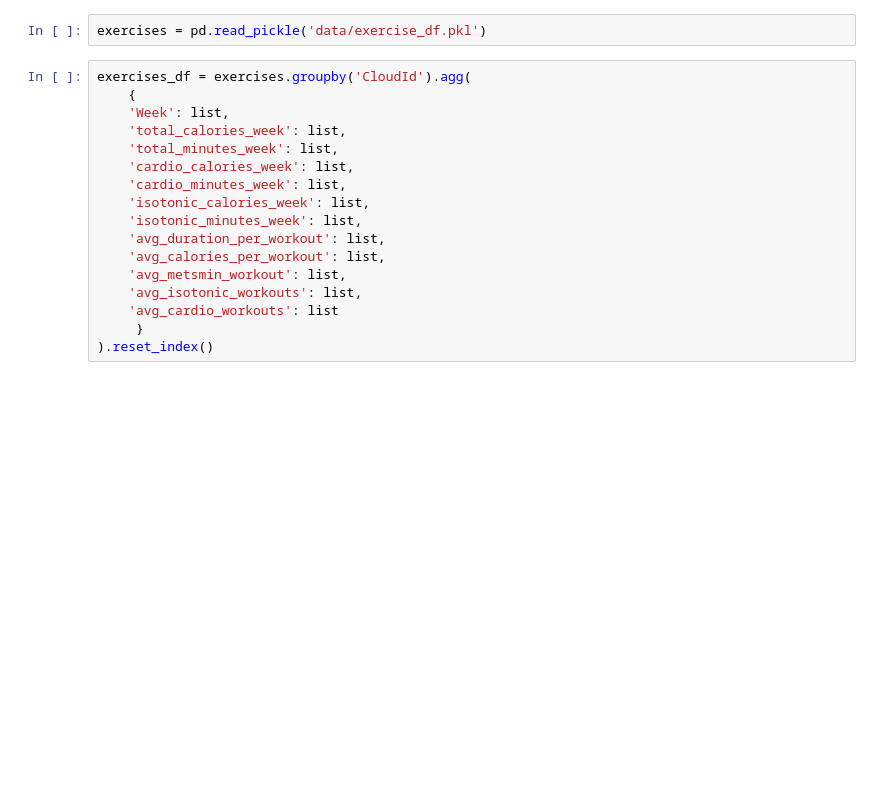
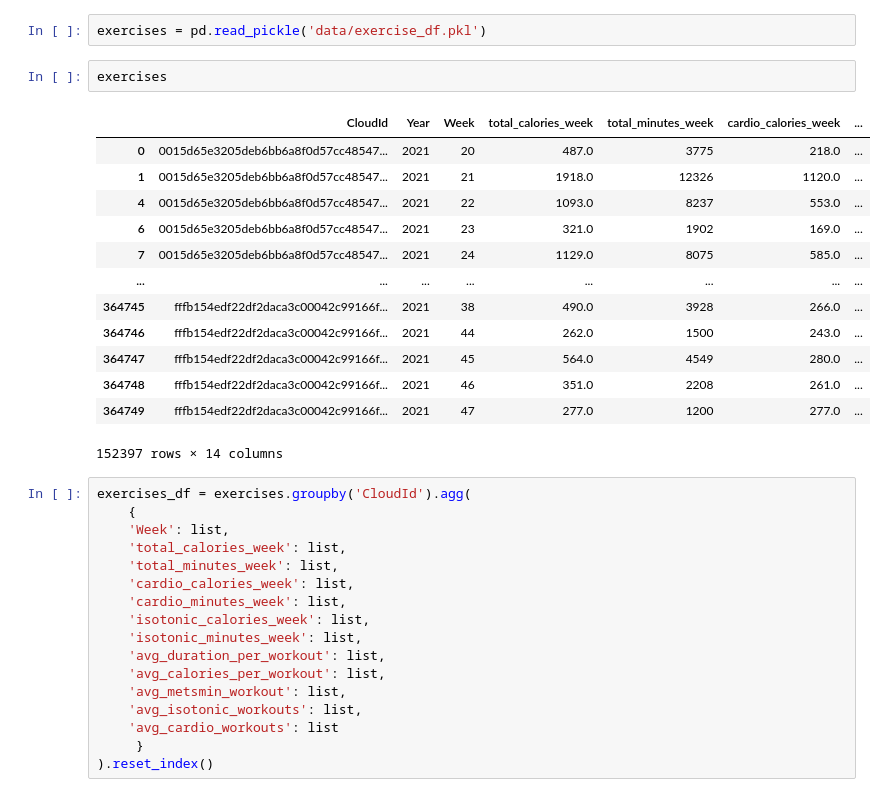
Before and after one commit to ariskoutris/biodash, a Jupyter notebook: forecasting-model/model_training.ipynb, the cells around one changed output. Drawn from its saved outputs; the diff is of its cells as text; blank space fills up the shorter version.

```diff
--- a/forecasting-model/model_training.ipynb
+++ b/forecasting-model/model_training.ipynb
@@ -113,6 +113,22 @@ df = df.reindex(columns=reordered_cols)
 ### Exercise Data
 # %%
 exercises = pd.read_pickle('data/exercise_df.pkl')
+# %%
+exercises
+# %% [output]
+|  | CloudId | Year | Week | total_calories_week | total_minutes_week | cardio_calories_week | ... |
+| 0 | 0015d65e3205deb6bb6a8f0d57cc48547... | 2021 | 20 | 487.0 | 3775 | 218.0 | ... |
+| 1 | 0015d65e3205deb6bb6a8f0d57cc48547... | 2021 | 21 | 1918.0 | 12326 | 1120.0 | ... |
+| 4 | 0015d65e3205deb6bb6a8f0d57cc48547... | 2021 | 22 | 1093.0 | 8237 | 553.0 | ... |
+| 6 | 0015d65e3205deb6bb6a8f0d57cc48547... | 2021 | 23 | 321.0 | 1902 | 169.0 | ... |
+| 7 | 0015d65e3205deb6bb6a8f0d57cc48547... | 2021 | 24 | 1129.0 | 8075 | 585.0 | ... |
+| ... | ... | ... | ... | ... | ... | ... | ... |
+| 364745 | fffb154edf22df2daca3c00042c99166f... | 2021 | 38 | 490.0 | 3928 | 266.0 | ... |
+| 364746 | fffb154edf22df2daca3c00042c99166f... | 2021 | 44 | 262.0 | 1500 | 243.0 | ... |
+| 364747 | fffb154edf22df2daca3c00042c99166f... | 2021 | 45 | 564.0 | 4549 | 280.0 | ... |
+| 364748 | fffb154edf22df2daca3c00042c99166f... | 2021 | 46 | 351.0 | 2208 | 261.0 | ... |
+| 364749 | fffb154edf22df2daca3c00042c99166f... | 2021 | 47 | 277.0 | 1200 | 277.0 | ... |
+152397 rows × 14 columns
 # %%
 exercises_df = exercises.groupby('CloudId').agg(
     {
```
Also changed, not shown: parts of 33 cells of this notebook, 11 other files.
